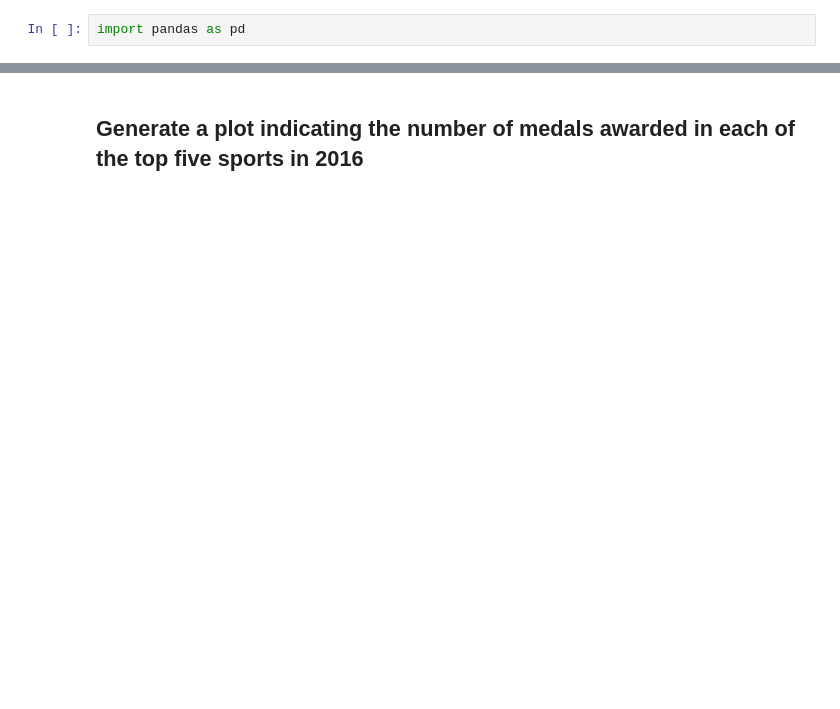
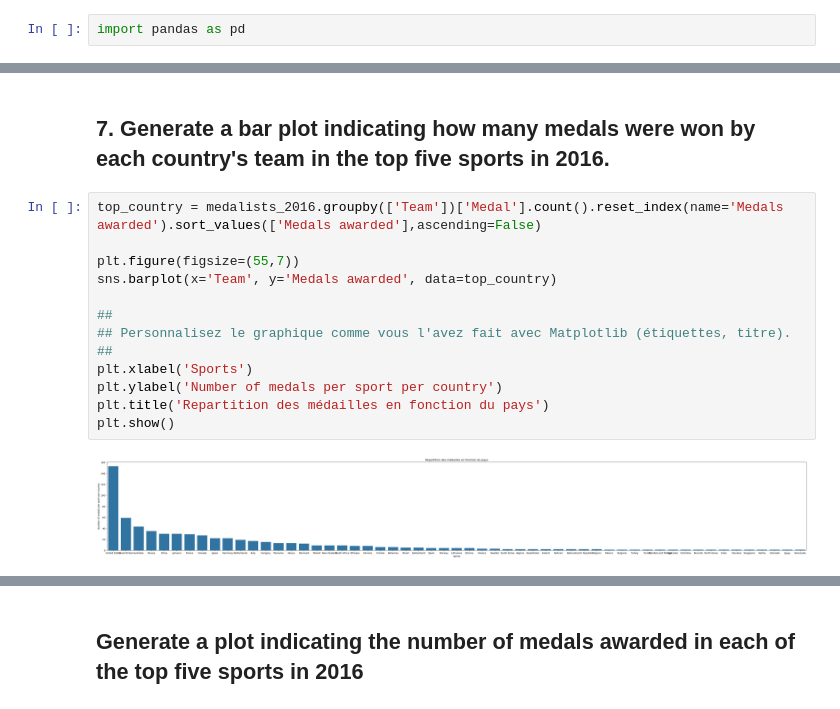
Before and after one commit to rosanajurdi/Data_Visualization_Course, a Jupyter notebook: lab-sessions/lab3-AthleteSportEvent.ipynb, the cells around one changed output, grey strips where cells are left out. Drawn from its saved outputs; the diff is of its cells as text; blank space fills up the shorter version.

```diff
--- a/lab-sessions/lab3-AthleteSportEvent.ipynb
+++ b/lab-sessions/lab3-AthleteSportEvent.ipynb
@@ -37,0 +167,17 @@ athlete_df.head(10)
+# %% [markdown]
+## 7.  Generate a bar plot indicating how many medals were won by each country's team in the top five sports in 2016.
+# %%
+top_country = medalists_2016.groupby(['Team'])['Medal'].count().reset_index(name='Medals awarded').sort_values(['Medals awarded'],ascending=False)
+
+plt.figure(figsize=(55,7))
+sns.barplot(x='Team', y='Medals awarded', data=top_country)
+
+##
+## Personnalisez le graphique comme vous l'avez fait avec Matplotlib (étiquettes, titre).
+##
+plt.xlabel('Sports')
+plt.ylabel('Number of medals per sport per country')
+plt.title('Repartition des médailles en fonction du pays')
+plt.show()
+# %% [output]
+[figure, added]
```
Also changed, not shown: parts of 16 cells of this notebook.
